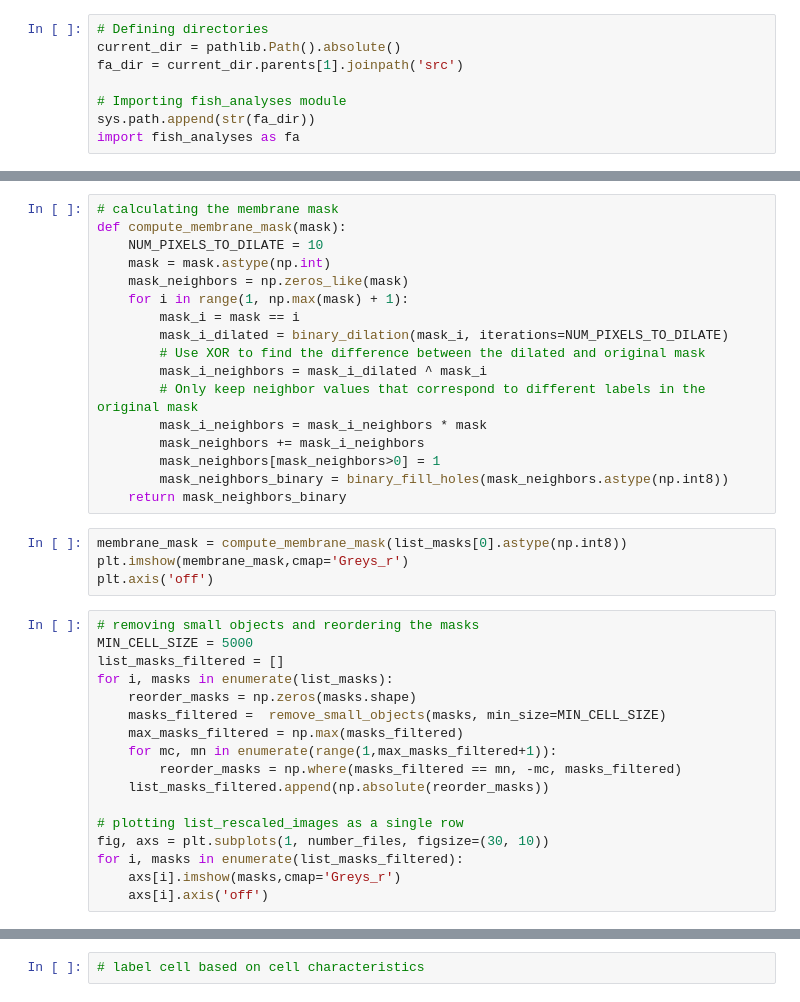
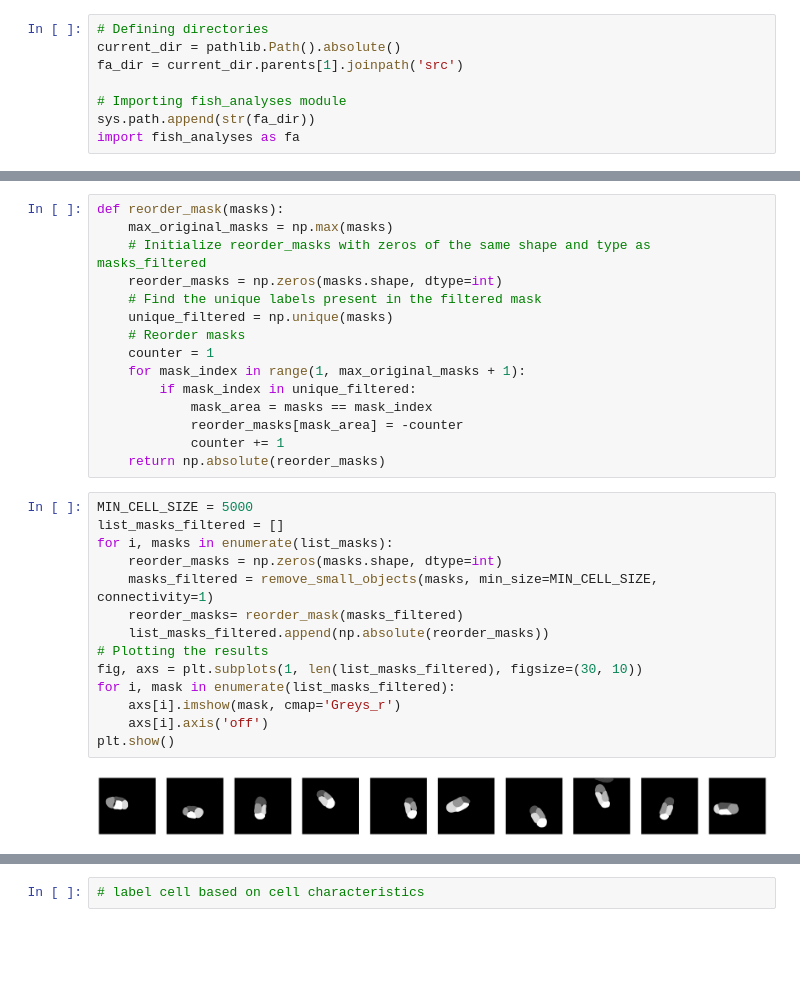
Before and after one commit to MunskyGroup/FISH_Processing, a Jupyter notebook: dev/codes_C_elegans/model_training_c_elegans.ipynb, the cells around one changed output, grey strips where cells are left out. Drawn from its saved outputs; the diff is of its cells as text; blank space fills up the shorter version.

```diff
--- a/dev/codes_C_elegans/model_training_c_elegans.ipynb
+++ b/dev/codes_C_elegans/model_training_c_elegans.ipynb
@@ -82,41 +95,34 @@ for i, image in enumerate(list_masks):
-# %%
-# calculating the membrane mask
-def compute_membrane_mask(mask):
-    NUM_PIXELS_TO_DILATE = 10
-    mask = mask.astype(np.int)
-    mask_neighbors = np.zeros_like(mask)
-    for i in range(1, np.max(mask) + 1):
-        mask_i = mask == i
-        mask_i_dilated = binary_dilation(mask_i, iterations=NUM_PIXELS_TO_DILATE)
-        # Use XOR to find the difference between the dilated and original mask
-        mask_i_neighbors = mask_i_dilated ^ mask_i
-        # Only keep neighbor values that correspond to different labels in the original mask
-        mask_i_neighbors = mask_i_neighbors * mask
-        mask_neighbors += mask_i_neighbors
-        mask_neighbors[mask_neighbors>0] = 1
-        mask_neighbors_binary = binary_fill_holes(mask_neighbors.astype(np.int8))
-    return mask_neighbors_binary
-# %%
-membrane_mask = compute_membrane_mask(list_masks[0].astype(np.int8))
-plt.imshow(membrane_mask,cmap='Greys_r')
-plt.axis('off')
+# %%
+def reorder_mask(masks):
+    max_original_masks = np.max(masks)
+    # Initialize reorder_masks with zeros of the same shape and type as masks_filtered
+    reorder_masks = np.zeros(masks.shape, dtype=int)
+    # Find the unique labels present in the filtered mask
+    unique_filtered = np.unique(masks)
+    # Reorder masks
+    counter = 1
+    for mask_index in range(1, max_original_masks + 1):
+        if mask_index in unique_filtered:
+            mask_area = masks == mask_index
+            reorder_masks[mask_area] = -counter
+            counter += 1
+    return np.absolute(reorder_masks)
 # %%
-# removing small objects and reordering the masks
 MIN_CELL_SIZE = 5000
 list_masks_filtered = []
 for i, masks in enumerate(list_masks):
-    reorder_masks = np.zeros(masks.shape)
-    masks_filtered =  remove_small_objects(masks, min_size=MIN_CELL_SIZE)
-    max_masks_filtered = np.max(masks_filtered)
-    for mc, mn in enumerate(range(1,max_masks_filtered+1)):
-        reorder_masks = np.where(masks_filtered == mn, -mc, masks_filtered)
+    reorder_masks = np.zeros(masks.shape, dtype=int)
+    masks_filtered = remove_small_objects(masks, min_size=MIN_CELL_SIZE, connectivity=1)
+    reorder_masks= reorder_mask(masks_filtered)
     list_masks_filtered.append(np.absolute(reorder_masks))
-
-# plotting list_rescaled_images as a single row
-fig, axs = plt.subplots(1, number_files, figsize=(30, 10))
-for i, masks in enumerate(list_masks_filtered):
-    axs[i].imshow(masks,cmap='Greys_r')
+# Plotting the results
+fig, axs = plt.subplots(1, len(list_masks_filtered), figsize=(30, 10))
+for i, mask in enumerate(list_masks_filtered):
+    axs[i].imshow(mask, cmap='Greys_r')
     axs[i].axis('off')
+plt.show()
+# %% [output]
+[figure, added]
 # %%
 # create a mask for all non-zero elements in the list_masks_filtered
 list_masks_all_embryo = []
```
Also changed, not shown: parts of 22 cells of this notebook, 1 other file.
